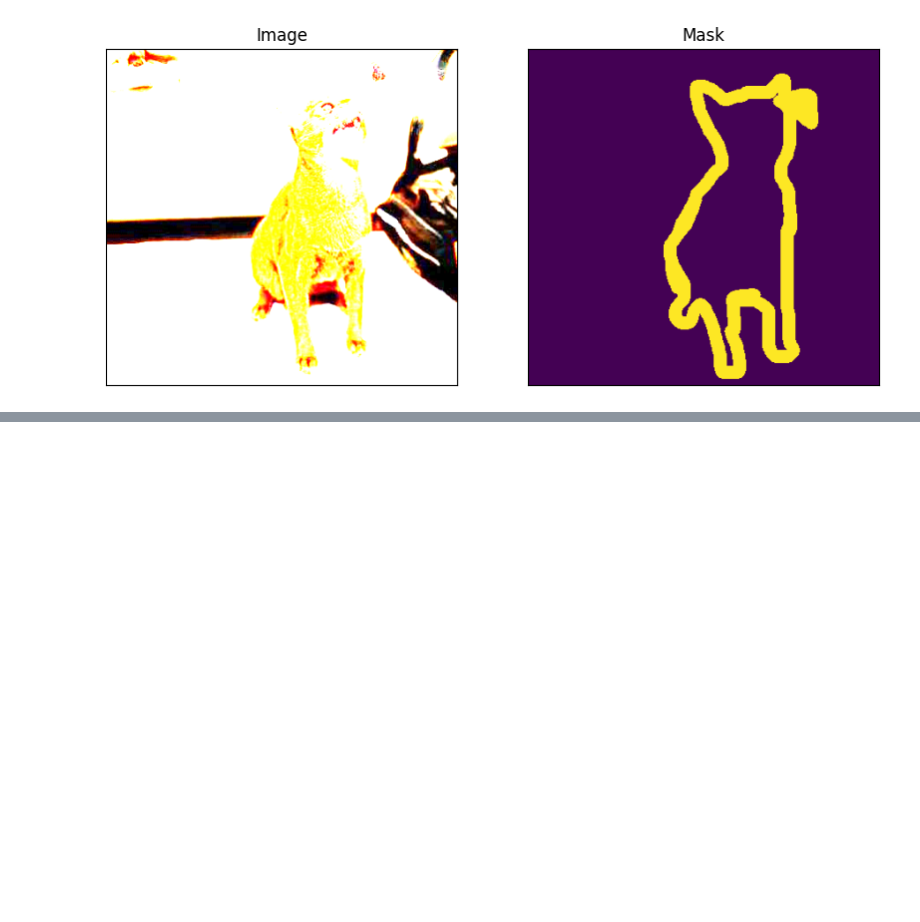
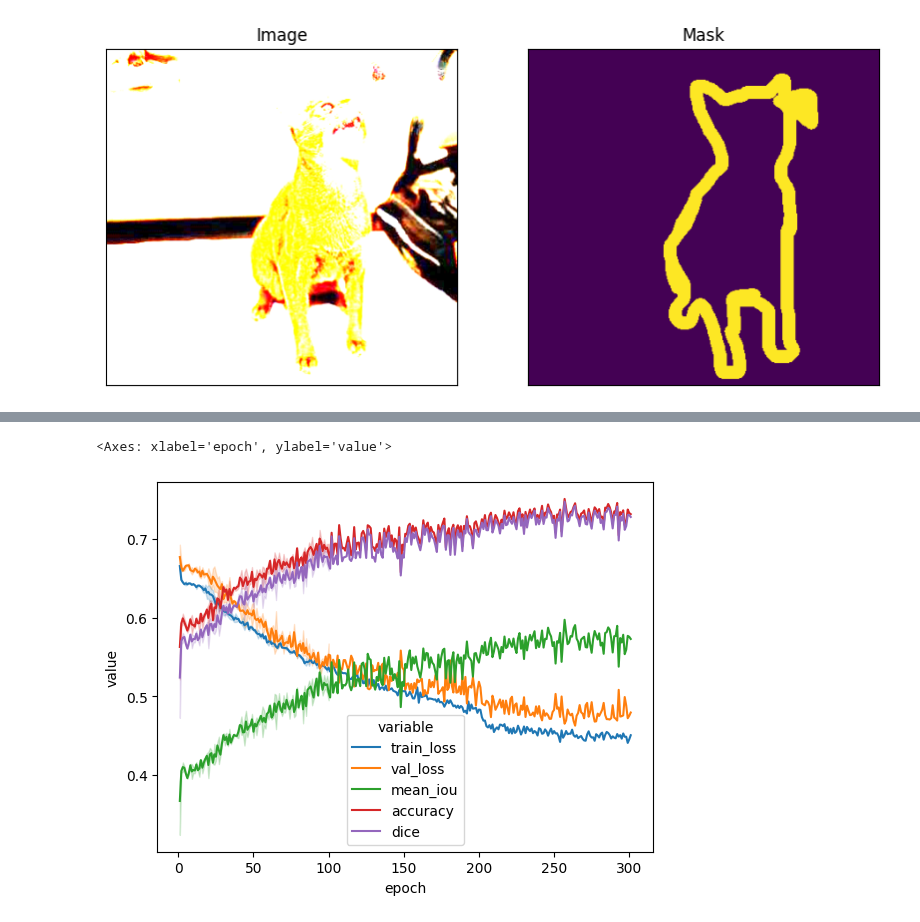
Before and after one commit to G30rg3ab/Computer-Vision-Project, a Jupyter notebook: playground.ipynb, the cells around one changed output, grey strips where cells are left out. Cells and saved outputs as stored; diff of their text form; code cells hidden in the pictures; blank space fills up the shorter version.

```diff
--- a/playground.ipynb
+++ b/playground.ipynb
@@ -96,3 +96,9 @@ image, mask = test_dataset[1]
 visualise_data(image = image, mask = mask)
 # %% [output]
 [figure]
+# %%
+import pandas as pd
+import seaborn as sns
+df = pd.read_csv('/Users/georgeboutselis/Downloads/training_log-13.csv')
+df = df.melt(id_vars=['epoch'])
+df.head()
@@ -98,0 +112,5 @@ visualise_data(image = image, mask = mask)
+# %%
+sns.lineplot(data = df, x = 'epoch', y = 'value', hue = 'variable')
+# %% [output]
+<Axes: xlabel='epoch', ylabel='value'>
+[figure, added]
```
Also changed, not shown: parts of 1 cell of this notebook, 2 other files.
